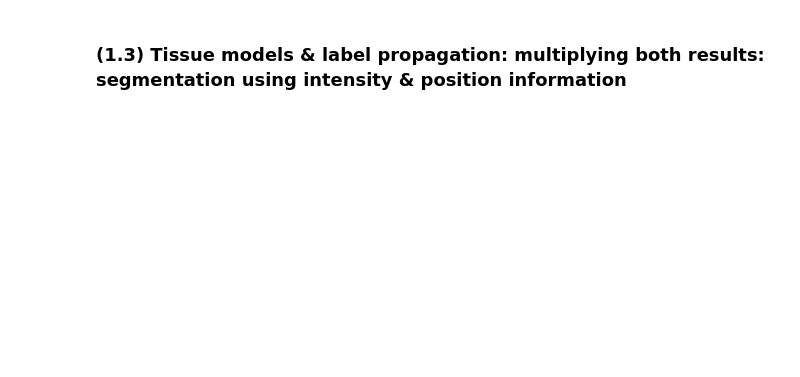
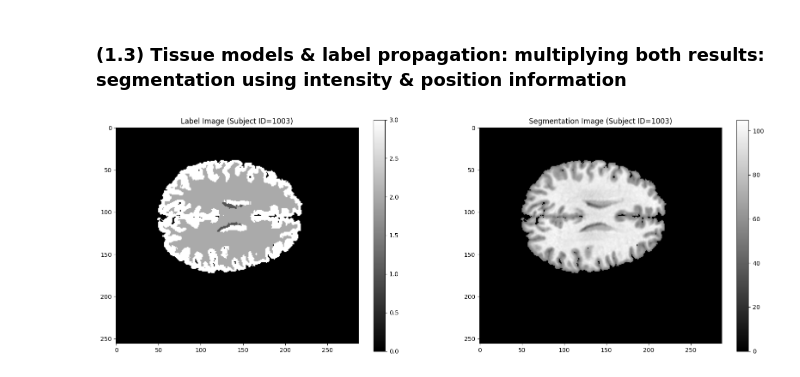
Before and after one commit to abdel-habib/medical-image-segmentation-and-applications, a Jupyter notebook: Lab 3/atlas_based_segmentation.ipynb, the cells around one changed output. Drawn from its saved outputs; the diff is of its cells as text; code cells hidden in the pictures; blank space fills up the shorter version.

```diff
--- a/Lab 3/atlas_based_segmentation.ipynb
+++ b/Lab 3/atlas_based_segmentation.ipynb
@@ -522,2 +566,16 @@ NM.show_nifti(segmented_image, title="Segmented volume", slice=128)
 # %% [markdown]
 ### (1.3) Tissue models & label propagation: multiplying both results: segmentation using intensity & position information
+# %%
+# performing this task on a single test volume
+registered_volume_test_path = 'output/images/output_mean_intensity\\1003\\result.1.nii'
+registered_volume_test, _ = NM.load_nifti(registered_volume_test_path)
+
+registered_label_test_path = 'output/labels/output_mean_intensity\\1003\\result.nii'
+registered_label_test, _ = NM.load_nifti(registered_label_test_path)
+
+registered_volume_test    = NM.min_max_normalization(registered_volume_test, 255).astype('uint8')
+registered_volume_test    = skull_stripping(registered_volume_test, registered_label_test)
+
+NM.show_label_seg_nifti(registered_label_test, registered_volume_test, 1003, slice=148)
+# %% [output]
+[figure, added]
```
Also changed, not shown: parts of 10 cells of this notebook, 8 other files.
